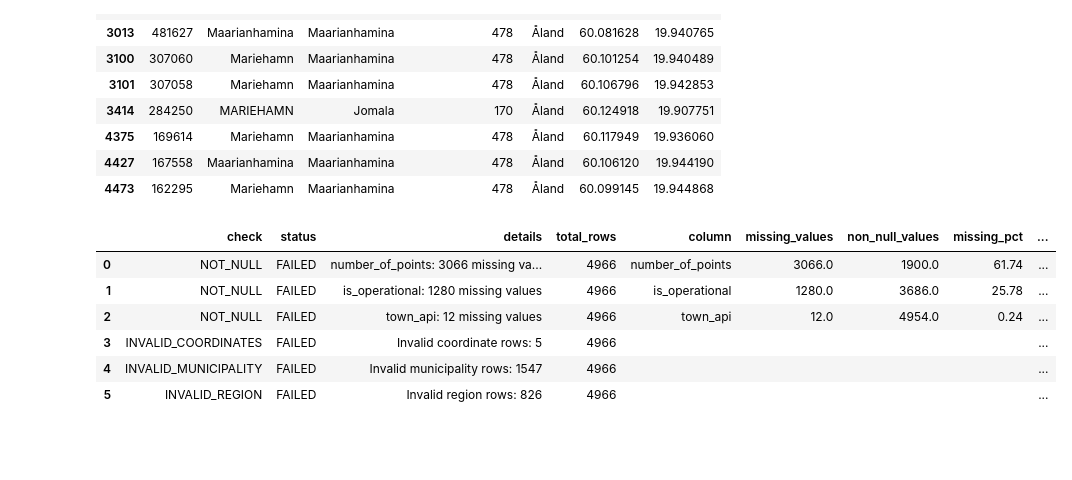
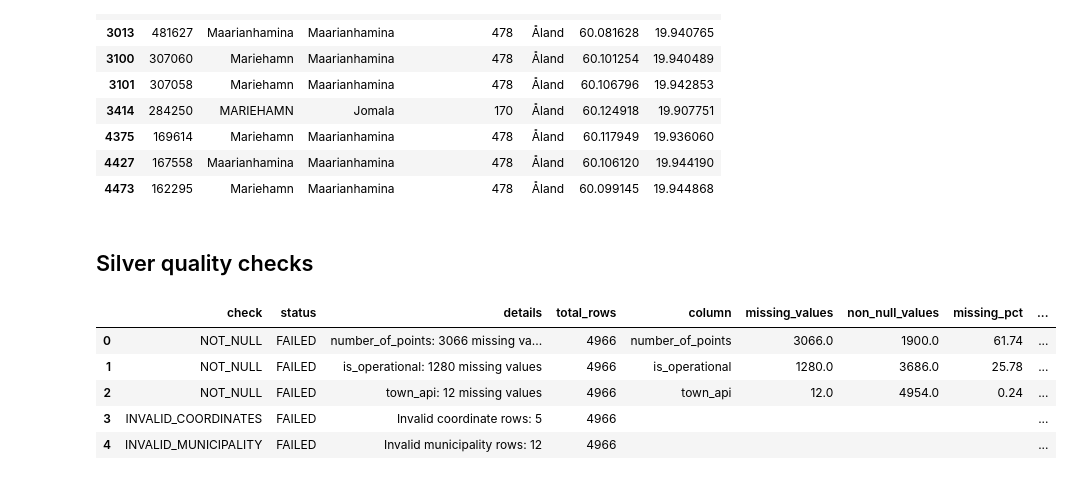
Before and after one commit to MarkusJakonen/de-week8-mini-project-team1, a Jupyter notebook: Silver/silver_data_cleaning_open_charge_FI.ipynb, the cells around one changed output. Drawn from its saved outputs; the diff is of its cells as text; code cells hidden in the pictures; blank space fills up the shorter version.

Commit message:
Clean-up continued for quality checks.

```diff
--- a/Silver/silver_data_cleaning_open_charge_FI.ipynb
+++ b/Silver/silver_data_cleaning_open_charge_FI.ipynb
@@ -515,6 +512,8 @@ silver_df[
 | 4375 | 169614 | Mariehamn | Maarianhamina | 478 | Åland | 60.117949 | 19.936060 |
 | 4427 | 167558 | Maarianhamina | Maarianhamina | 478 | Åland | 60.106120 | 19.944190 |
 | 4473 | 162295 | Mariehamn | Maarianhamina | 478 | Åland | 60.099145 | 19.944868 |
+# %% [markdown]
+## Silver quality checks
 # %%
 # Quality checks
 
@@ -562,22 +561,7 @@ if not duplicate_ids.empty:
     )
 
 
-# 3. Date range check - NOT USED, we want to keep all charging stations, even the ones added before 2016
-# invalid_dates = silver_df[
-#     silver_df["date_created"].dt.year.lt(2016)
-#     | silver_df["date_created"].dt.year.gt(2026)
-# ]
-
-# if not invalid_dates.empty:
-#     add_quality_issue(
-#         check="DATE_RANGE",
-#         details=f"Rows outside 2016-2026: {len(invalid_dates)}",
-#         affected_rows=len(invalid_dates),
-#         invalid_pct=round(len(invalid_dates) / total_rows * 100, 2)
-#     )
-
-
-# 4. Not-null checks
+# 3. Not-null checks
 required_columns = [
     "id",
     "number_of_points",
@@ -606,6 +590,22 @@ for col in required_columns:
         )
 
 
+# 4. Invalid numeric values: coordinates
+invalid_coordinates = silver_df[
+    silver_df["latitude"].lt(FINLAND_LAT_MIN)
+    | silver_df["latitude"].gt(FINLAND_LAT_MAX)
+    | silver_df["longitude"].lt(FINLAND_LON_MIN)
+    | silver_df["longitude"].gt(FINLAND_LON_MAX)
+]
+
+if not invalid_coordinates.empty:
+    add_quality_issue(
+        check="INVALID_COORDINATES",
+        details=f"Invalid coordinate rows: {len(invalid_coordinates)}",
+        affected_rows=len(invalid_coordinates)
+    )
+
+
 # 5. Invalid numeric values: number_of_points
 invalid_number_of_points = silver_df[
     silver_df["number_of_points"].lt(0)
@@ -620,22 +620,7 @@ if not invalid_number_of_points.empty:
     )
 
 
-# 6. Invalid numeric values: coordinates
-invalid_coordinates = silver_df[
-    silver_df["latitude"].lt(FINLAND_LAT_MIN)
-    | silver_df["latitude"].gt(FINLAND_LAT_MAX)
-    | silver_df["longitude"].lt(FINLAND_LON_MIN)
-    | silver_df["longitude"].gt(FINLAND_LON_MAX)
-]
-
-if not invalid_coordinates.empty:
-    add_quality_issue(
-        check="INVALID_COORDINATES",
-        details=f"Invalid coordinate rows: {len(invalid_coordinates)}",
-        affected_rows=len(invalid_coordinates)
-    )
-
-# 7. Invalid municipality
+# 6. Invalid municipality
 valid_municipalities = set(
     municipalities_and_regions_df["municipality"]
     .dropna()
@@ -653,8 +638,8 @@ valid_regions = set(
 )
 
 invalid_municipalities = silver_df[
-    silver_df["town_api"].notna()
-    & ~silver_df["town_api"]
+    silver_df["municipality"].notna()
+    & ~silver_df["municipality"]
         .str.strip()
         .str.casefold()
         .isin(valid_municipalities)
@@ -669,37 +654,36 @@ if not invalid_municipalities.empty:
     )
 
 
-# 8. Invalid region TODO: change region_api to region
+# 7. Invalid region
 invalid_regions = silver_df[
-    silver_df["region_api"].notna()
-    & ~silver_df["region_api"]
+    silver_df["region"].notna()
+    & ~silver_df["region"]
         .str.strip()
         .str.casefold()
         .isin(valid_regions)
 ].copy()
 
 if not invalid_regions.empty:
     add_quality_issue(
         check="INVALID_REGION",
         details=f"Invalid region rows: {len(invalid_regions)}",
         affected_rows=len(invalid_regions),
         invalid_pct=round(len(invalid_regions) / total_rows * 100, 2)
     )
 
 
 # Final quality report
 quality_report = pd.DataFrame(quality_issues).fillna("") # replace NaN with blank cells so that it is more human-readable
 
 if quality_report.empty:
     print("All quality checks passed.")
 else:
     display(quality_report)
 # %% [output]
 |  | check | status | details | total_rows | column | missing_values | non_null_values | missing_pct | ... |
 | 0 | NOT_NULL | FAILED | number_of_points: 3066 missing va... | 4966 | number_of_points | 3066.0 | 1900.0 | 61.74 | ... |
 | 1 | NOT_NULL | FAILED | is_operational: 1280 missing values | 4966 | is_operational | 1280.0 | 3686.0 | 25.78 | ... |
 | 2 | NOT_NULL | FAILED | town_api: 12 missing values | 4966 | town_api | 12.0 | 4954.0 | 0.24 | ... |
 | 3 | INVALID_COORDINATES | FAILED | Invalid coordinate rows: 5 | 4966 |  |  |  |  | ... |
-| 4 | INVALID_MUNICIPALITY | FAILED | Invalid municipality rows: 1547 | 4966 |  |  |  |  | ... |
-| 5 | INVALID_REGION | FAILED | Invalid region rows: 826 | 4966 |  |  |  |  | ... |
+| 4 | INVALID_MUNICIPALITY | FAILED | Invalid municipality rows: 12 | 4966 |  |  |  |  | ... |
 # %%
```
Also changed, not shown: parts of 7 cells of this notebook.
